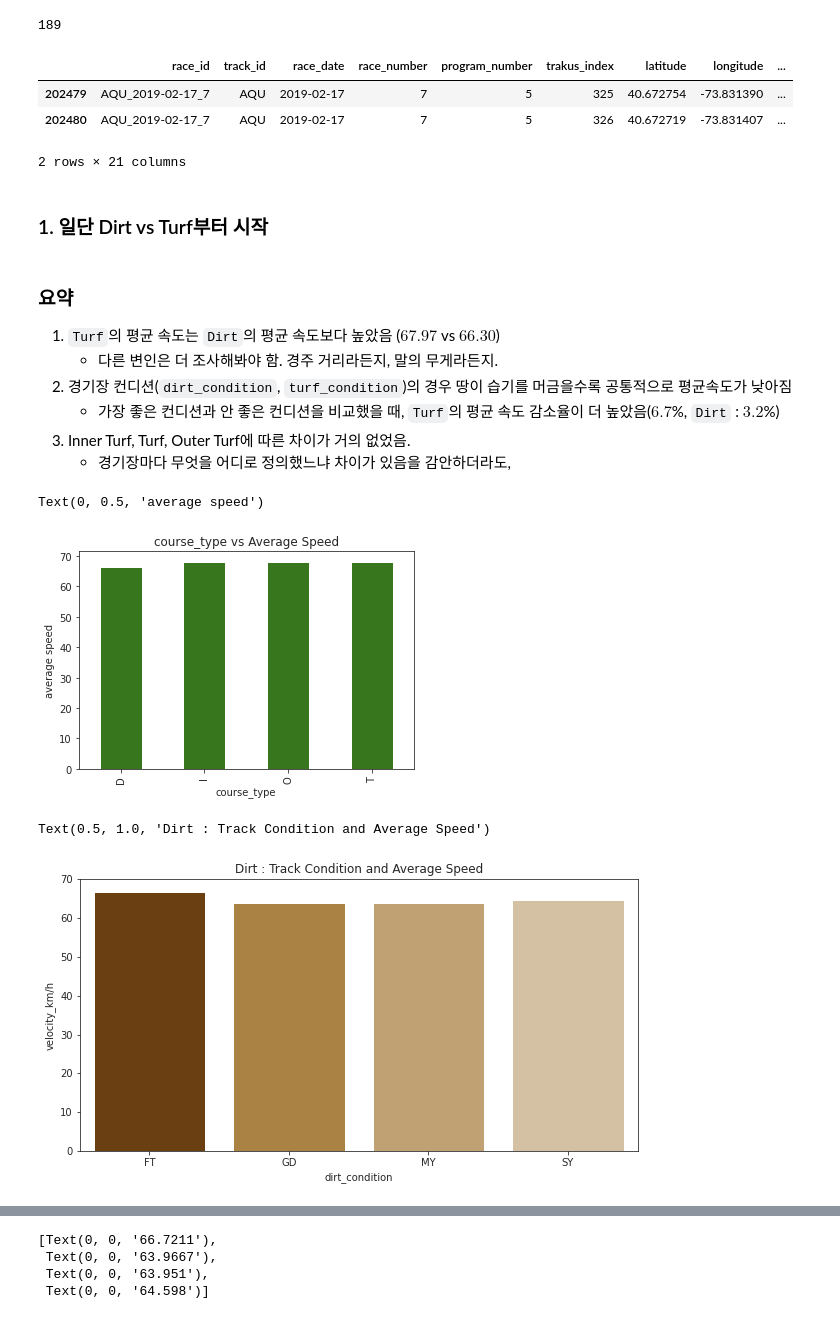
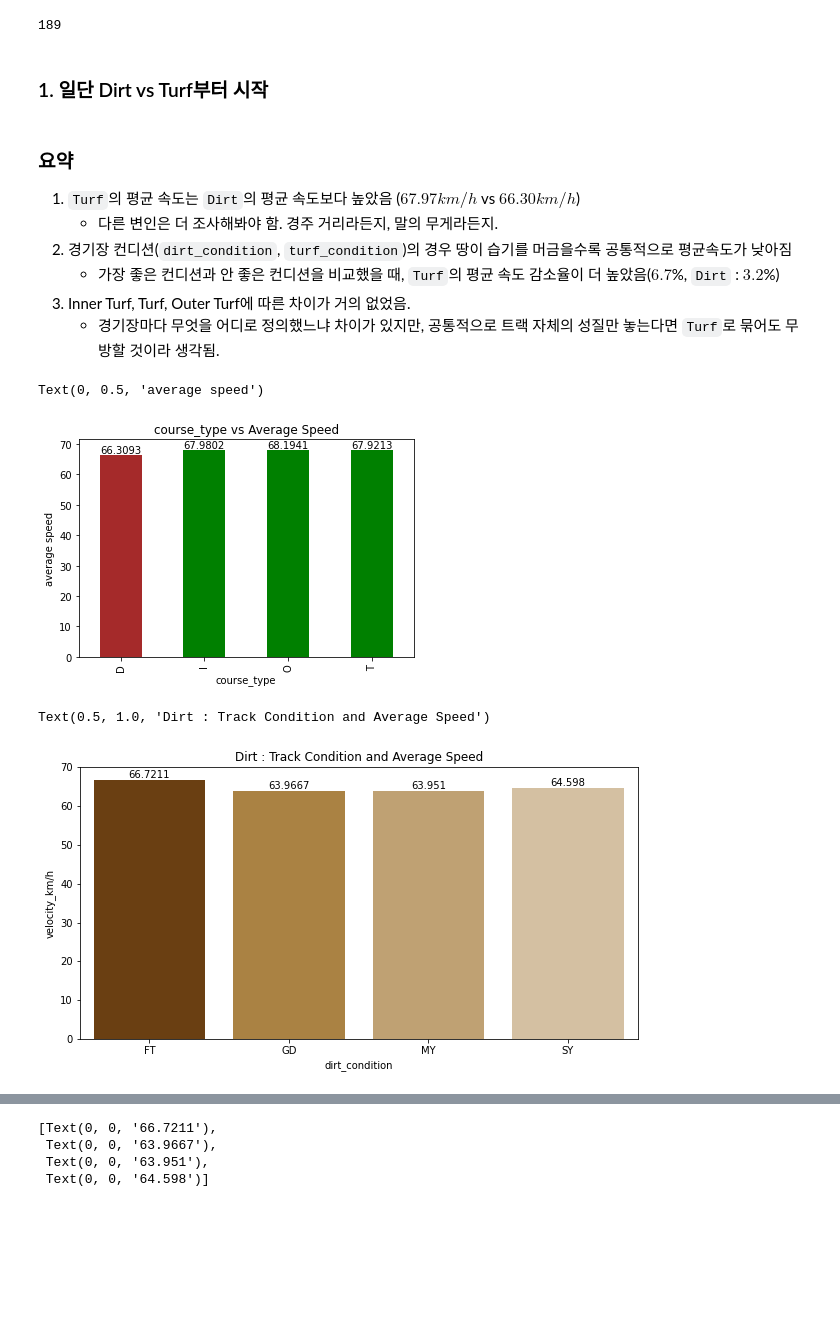
Before and after one commit to dowrave/Data_Analysis_Projects, a Jupyter notebook: 1-2022-derby-eda.ipynb, the cells around one changed output, grey strips where cells are left out. Drawn from its saved outputs; the diff is of its cells as text; code cells hidden in the pictures; blank space fills up the shorter version.

```diff
--- a/1-2022-derby-eda.ipynb
+++ b/1-2022-derby-eda.ipynb
@@ -585,7 +654,7 @@ sns.scatterplot(data = else_data,
 ## Stake 테이블에서 속도 뽑기
 - 위에서 개별 경기에 대해 진행한 과정을 전체 Stake 경주에 대해 적용
 # %%
-stakes = race_track[race_track['race_type'] == 'STK'][:] # 경기 거리는 3630 ~ 10560까지 있다
-stakes.drop(['distance_id', 'race_type', 'month', 'season'], axis = 1, inplace = True)
-stakes.head(2)
+stakes_raw = race_track[race_track['race_type'] == 'STK'][:] # 경기 거리는 3630 ~ 10560까지 있다
+stakes_raw.drop(['distance_id', 'race_type', 'month', 'season'], axis = 1, inplace = True)
+stakes_raw.head(2)
 # %% [output]
@@ -595,23 +664,23 @@ stakes.head(2)
 # %%
-stakes['next_lat'] = stakes.sort_values(by = ['race_id', 'program_number', 'trakus_index']).groupby(['race_id', 'program_number'])['latitude'].shift(-1)
-stakes['next_lon'] = stakes.sort_values(by = ['race_id', 'program_number', 'trakus_index']).groupby(['race_id', 'program_number'])['longitude'].shift(-1)
+stakes_raw['next_lat'] = stakes_raw.sort_values(by = ['race_id', 'program_number', 'trakus_index']).groupby(['race_id', 'program_number'])['latitude'].shift(-1)
+stakes_raw['next_lon'] = stakes_raw.sort_values(by = ['race_id', 'program_number', 'trakus_index']).groupby(['race_id', 'program_number'])['longitude'].shift(-1)
 
-stakes.loc[stakes['next_lat'].notnull(), 'moved_ft'] = (stakes.apply
+stakes_raw.loc[stakes_raw['next_lat'].notnull(), 'moved_ft'] = (stakes_raw.apply
                                                                            (lambda x : haversine((x['latitude'], x['longitude']), (x['next_lat'], x['next_lon']),
                                                                                                   unit = 'ft'
                                                                                                 ),
                                                                             axis = 1)
                                                             )
-stakes['velocity_ft'] = stakes['moved_ft'] / 0.25 # feet per second
-stakes.loc[stakes['next_lat'].notnull(), 'moved_km'] = (stakes.apply
+stakes_raw['velocity_ft'] = stakes_raw['moved_ft'] / 0.25 # feet per second
+stakes_raw.loc[stakes_raw['next_lat'].notnull(), 'moved_km'] = (stakes_raw.apply
                                                                            (lambda x : haversine((x['latitude'], x['longitude']), (x['next_lat'], x['next_lon']),
                                                                                                   unit = 'km'
                                                                                                 ),
                                                                             axis = 1)
                                                             )
-stakes['velocity_km/h'] = stakes['moved_km'].apply(lambda x : x / 0.25 * 3600)
-stakes['elapsed_time'] = (stakes['trakus_index'] - 1) * 0.25
-stakes['player_cumulative_moved'] = stakes.sort_values(by = ['race_id', 'program_number', 'trakus_index']).groupby(['race_id', 'program_number'])['moved_ft'].cumsum()
+stakes_raw['velocity_km/h'] = stakes_raw['moved_km'].apply(lambda x : x / 0.25 * 3600)
+stakes_raw['elapsed_time'] = (stakes_raw['trakus_index'] - 1) * 0.25
+stakes_raw['player_cumulative_moved'] = stakes_raw.sort_values(by = ['race_id', 'program_number', 'trakus_index']).groupby(['race_id', 'program_number'])['moved_km'].cumsum()
 
-stakes
+stakes_raw
 # %% [output]
@@ -654,40 +723,35 @@ stakes.describe()
     - 계산이 맞나 모르겠음. 비판 환영합니다..
 - 따라서 $89.584km/h$보다 큰 값은 모두 이상치 취급하고, 이상치가 들어간 레이스는 제외하겠음
 # %%
-outliers = stakes[stakes['velocity_km/h'] >= 89.584][:]
+# outliers = stakes[stakes['velocity_km/h'] >= 89.584][:]
+outliers = stakes_raw[stakes_raw['velocity_km/h'] >= 89.584][:]
 
 outliers.shape # (218, 24)
 outliers_races = outliers['race_id'].unique() # 64개의 레이스에 이상치 데이터가 있음 / Stakes 전체 253개
 # %%
-stakes.drop(stakes[stakes['race_id'].isin(outliers_races)].index, inplace = True)
+stakes = stakes_raw.drop(stakes_raw[stakes_raw['race_id'].isin(outliers_races)].index)
 stakes['race_id'].nunique() # 189
 # %% [output]
 189
-# %%
-stakes.head(2)
-# %% [output]
-|  | race_id | track_id | race_date | race_number | program_number | trakus_index | latitude | longitude | ... |
-| 202479 | AQU_2019-02-17_7 | AQU | 2019-02-17 | 7 | 5 | 325 | 40.672754 | -73.831390 | ... |
-| 202480 | AQU_2019-02-17_7 | AQU | 2019-02-17 | 7 | 5 | 326 | 40.672719 | -73.831407 | ... |
-2 rows × 21 columns
 # %% [markdown]
 ### 1. 일단 Dirt vs Turf부터 시작
 # %% [markdown]
 ### 요약
-1. `Turf`의 평균 속도는 `Dirt`의 평균 속도보다 높았음 ($67.97$ vs $66.30$)
+1. `Turf`의 평균 속도는 `Dirt`의 평균 속도보다 높았음 ($67.97km/h$ vs $66.30km/h$)
     - 다른 변인은 더 조사해봐야 함. 경주 거리라든지, 말의 무게라든지.
 2. 경기장 컨디션(`dirt_condition`, `turf_condition`)의 경우 땅이 습기를 머금을수록 공통적으로 평균속도가 낮아짐
     - 가장 좋은 컨디션과 안 좋은 컨디션을 비교했을 때, `Turf`의 평균 속도 감소율이 더 높았음($6.7$%, `Dirt` : $3.2$%)
 3. Inner Turf, Turf, Outer Turf에 따른 차이가 거의 없었음.
-    - 경기장마다 무엇을 어디로 정의했느냐 차이가 있음을 감안하더라도,
+    - 경기장마다 무엇을 어디로 정의했느냐 차이가 있지만, 공통적으로 트랙 자체의 성질만 놓는다면 `Turf`로 묶어도 무방할 것이라 생각됨.
 # %%
 # 1. 바닥 상태에 따른 평균 속도 : 별 차이 없어 보임
-stakes.groupby('course_type')['velocity_km/h'].mean().plot(kind = 'bar')
+ax = stakes.groupby('course_type')['velocity_km/h'].mean().plot(kind = 'bar', color = ['brown'] + ['green'] * 3)
+ax.bar_label(ax.containers[0])
 plt.title("course_type vs Average Speed")
 plt.ylabel('average speed')
 # %% [output]
 Text(0, 0.5, 'average speed')
-[figure, old version]
+[figure, new version]
 # %%
 # 2. 바닥과 바닥 컨디션에 따른 평균 속도
 
@@ -695,15 +759,15 @@ Text(0, 0.5, 'average speed')
 dirt = stakes[stakes['course_type'] == 'D'].groupby('dirt_condition')['velocity_km/h'].mean().to_frame().reset_index()
 
 plt.figure(figsize = (10, 5))
-sns.barplot(data = dirt,
+ax = sns.barplot(data = dirt,
            x = 'dirt_condition',
            y = 'velocity_km/h',
            palette = dirt_palette)
-
+ax.bar_label(ax.containers[0])
 plt.title("Dirt : Track Condition and Average Speed")
 # %% [output]
 Text(0.5, 1.0, 'Dirt : Track Condition and Average Speed')
-[figure, old version]
+[figure, new version]
 # %%
 # 2. turf
 turf = stakes[stakes['course_type'].isin(['T', 'I', 'O'])].groupby(['course_type', 'turf_condition'])['velocity_km/h'].mean().to_frame().reset_index()
```
Also changed, not shown: parts of 49 cells of this notebook.
